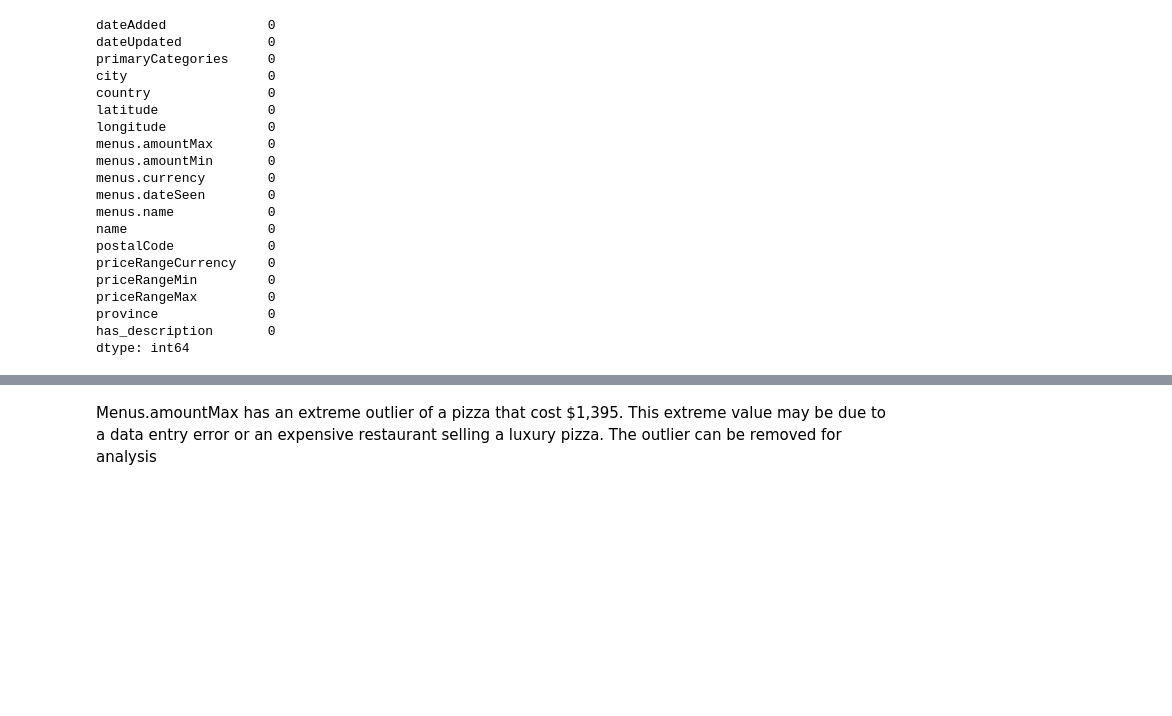
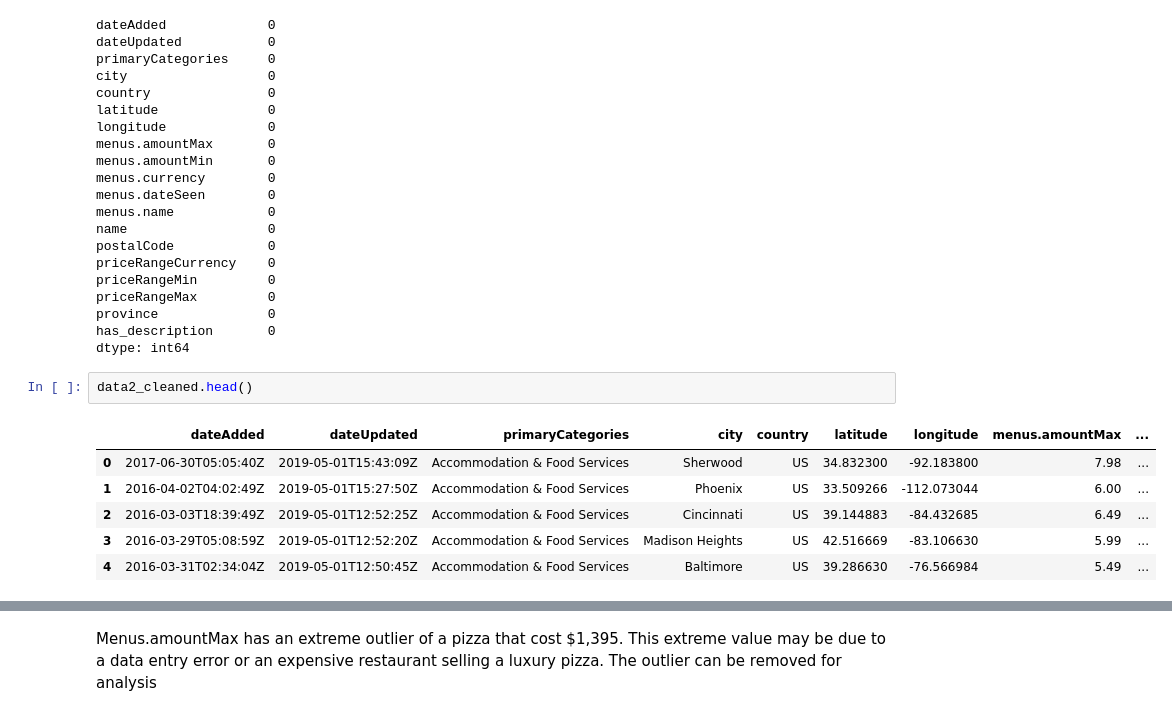
Before and after one commit to arjunvenkateshusd/ads505, a Jupyter notebook: ads505_FinalProj.ipynb, the cells around one changed output, grey strips where cells are left out. Cells and saved outputs as stored; diff of their text form; blank space fills up the shorter version.

```diff
--- a/ads505_FinalProj.ipynb
+++ b/ads505_FinalProj.ipynb
@@ -212,6 +212,15 @@ priceRangeMax         0
 province              0
 has_description       0
 dtype: int64
+# %%
+data2_cleaned.head()
+# %% [output]
+|  | dateAdded | dateUpdated | primaryCategories | city | country | latitude | longitude | menus.amountMax | ... |
+| 0 | 2017-06-30T05:05:40Z | 2019-05-01T15:43:09Z | Accommodation & Food Services | Sherwood | US | 34.832300 | -92.183800 | 7.98 | ... |
+| 1 | 2016-04-02T04:02:49Z | 2019-05-01T15:27:50Z | Accommodation & Food Services | Phoenix | US | 33.509266 | -112.073044 | 6.00 | ... |
+| 2 | 2016-03-03T18:39:49Z | 2019-05-01T12:52:25Z | Accommodation & Food Services | Cincinnati | US | 39.144883 | -84.432685 | 6.49 | ... |
+| 3 | 2016-03-29T05:08:59Z | 2019-05-01T12:52:20Z | Accommodation & Food Services | Madison Heights | US | 42.516669 | -83.106630 | 5.99 | ... |
+| 4 | 2016-03-31T02:34:04Z | 2019-05-01T12:50:45Z | Accommodation & Food Services | Baltimore | US | 39.286630 | -76.566984 | 5.49 | ... |
 # %%
 # Select numerical columns in Dataset 2
 num_columns = data2_cleaned.select_dtypes(include=['float64','int64']).columns
```
Also changed, not shown: parts of 16 cells of this notebook.
